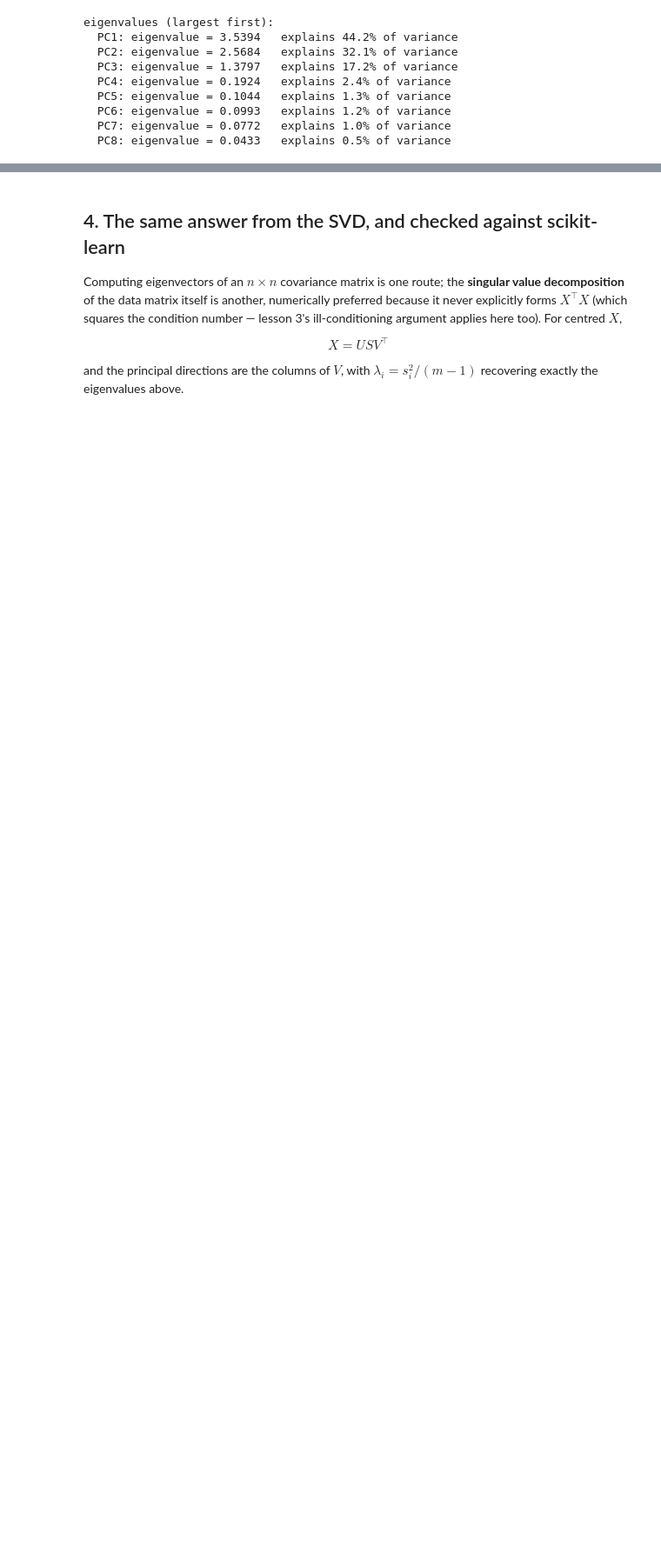
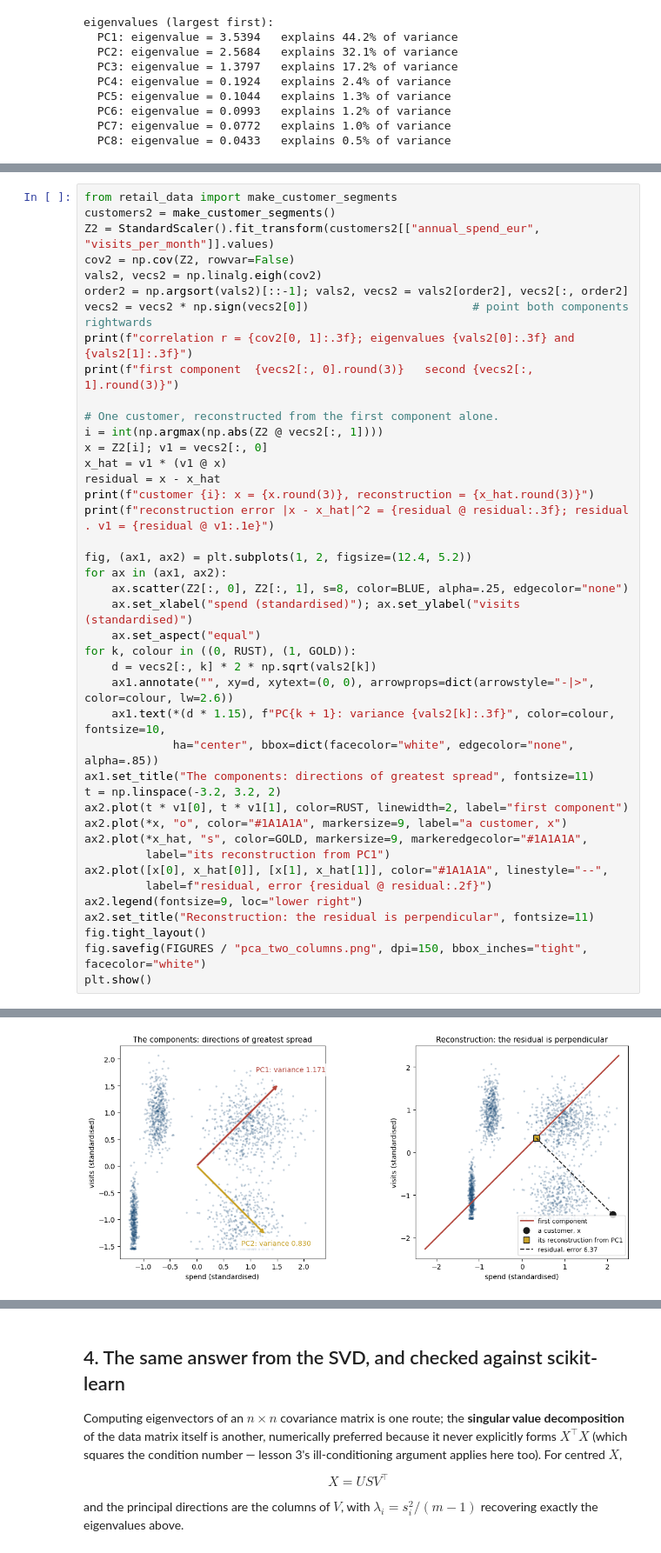
Before and after one commit to fabioantonini/technologies-for-artificial-intelligence, a Jupyter notebook: Lessons/08_unsupervised_learning/Notebooks/03_pca_and_anomaly_detection.ipynb, the cells around one changed output, grey strips where cells are left out. Shown at 87% size. Saved outputs shown, nothing was run; the diff lists cells and outputs as text; blank space fills up the shorter version.

```diff
--- a/Lessons/08_unsupervised_learning/Notebooks/03_pca_and_anomaly_detection.ipynb
+++ b/Lessons/08_unsupervised_learning/Notebooks/03_pca_and_anomaly_detection.ipynb
@@ -124,0 +133,43 @@ eigenvalues (largest first):
+# %%
+from retail_data import make_customer_segments
+customers2 = make_customer_segments()
+Z2 = StandardScaler().fit_transform(customers2[["annual_spend_eur", "visits_per_month"]].values)
+cov2 = np.cov(Z2, rowvar=False)
+vals2, vecs2 = np.linalg.eigh(cov2)
+order2 = np.argsort(vals2)[::-1]; vals2, vecs2 = vals2[order2], vecs2[:, order2]
+vecs2 = vecs2 * np.sign(vecs2[0])                        # point both components rightwards
+print(f"correlation r = {cov2[0, 1]:.3f}; eigenvalues {vals2[0]:.3f} and {vals2[1]:.3f}")
+print(f"first component  {vecs2[:, 0].round(3)}   second {vecs2[:, 1].round(3)}")
+
+# One customer, reconstructed from the first component alone.
+i = int(np.argmax(np.abs(Z2 @ vecs2[:, 1])))
+x = Z2[i]; v1 = vecs2[:, 0]
+x_hat = v1 * (v1 @ x)
+residual = x - x_hat
+print(f"customer {i}: x = {x.round(3)}, reconstruction = {x_hat.round(3)}")
+print(f"reconstruction error |x - x_hat|^2 = {residual @ residual:.3f}; residual . v1 = {residual @ v1:.1e}")
+
+fig, (ax1, ax2) = plt.subplots(1, 2, figsize=(12.4, 5.2))
+for ax in (ax1, ax2):
+    ax.scatter(Z2[:, 0], Z2[:, 1], s=8, color=BLUE, alpha=.25, edgecolor="none")
+    ax.set_xlabel("spend (standardised)"); ax.set_ylabel("visits (standardised)")
+    ax.set_aspect("equal")
+for k, colour in ((0, RUST), (1, GOLD)):
+    d = vecs2[:, k] * 2 * np.sqrt(vals2[k])
+    ax1.annotate("", xy=d, xytext=(0, 0), arrowprops=dict(arrowstyle="-|>", color=colour, lw=2.6))
+    ax1.text(*(d * 1.15), f"PC{k + 1}: variance {vals2[k]:.3f}", color=colour, fontsize=10,
+             ha="center", bbox=dict(facecolor="white", edgecolor="none", alpha=.85))
+ax1.set_title("The components: directions of greatest spread", fontsize=11)
+t = np.linspace(-3.2, 3.2, 2)
+ax2.plot(t * v1[0], t * v1[1], color=RUST, linewidth=2, label="first component")
+ax2.plot(*x, "o", color="#1A1A1A", markersize=9, label="a customer, x")
+ax2.plot(*x_hat, "s", color=GOLD, markersize=9, markeredgecolor="#1A1A1A",
+         label="its reconstruction from PC1")
+ax2.plot([x[0], x_hat[0]], [x[1], x_hat[1]], color="#1A1A1A", linestyle="--",
+         label=f"residual, error {residual @ residual:.2f}")
+ax2.legend(fontsize=9, loc="lower right")
+ax2.set_title("Reconstruction: the residual is perpendicular", fontsize=11)
+fig.tight_layout()
+fig.savefig(FIGURES / "pca_two_columns.png", dpi=150, bbox_inches="tight", facecolor="white")
+plt.show()
+# %% [output]
@@ -124,0 +180 @@ eigenvalues (largest first):
+[figure, added]
```
Also changed, not shown: parts of 3 cells of this notebook, 9 other files.
